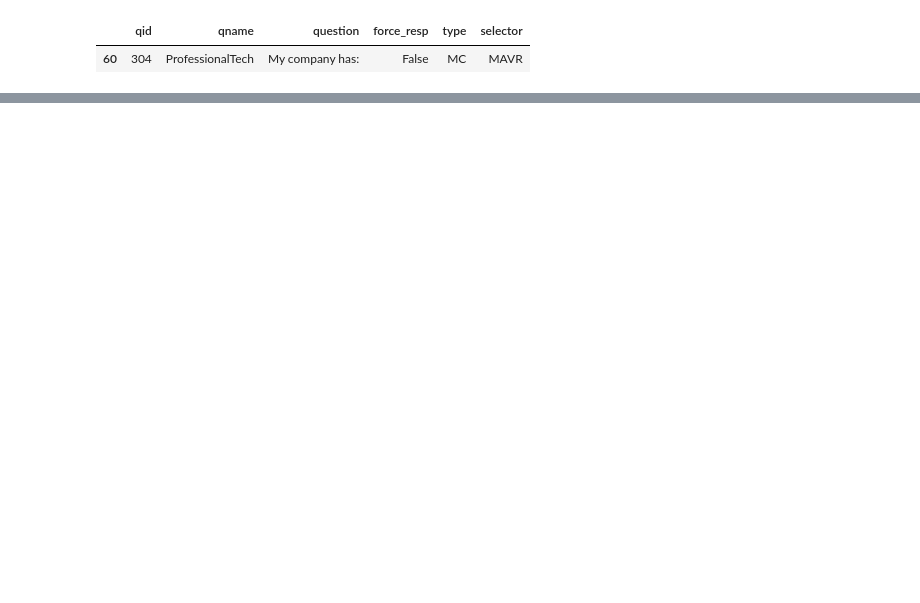
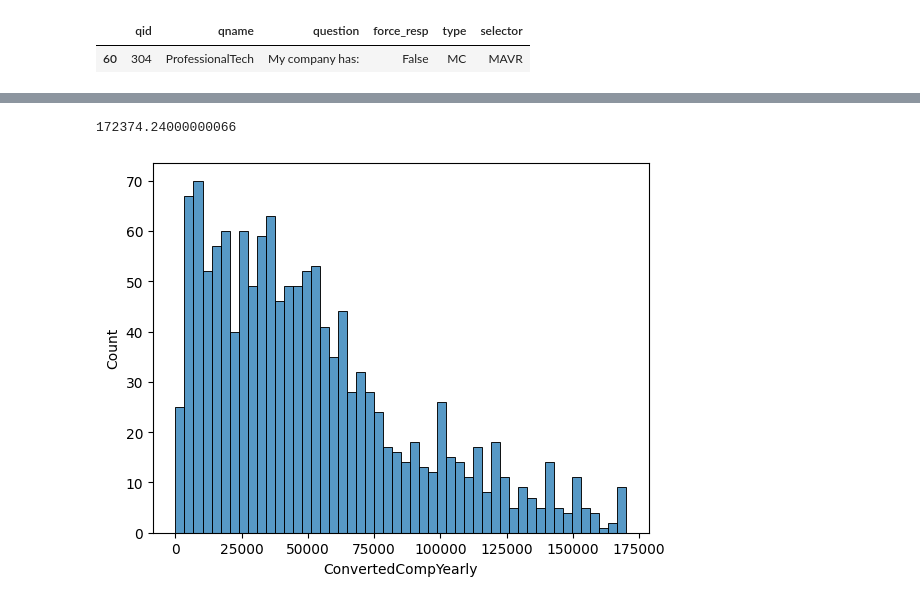
Before and after one commit to ursumarius/developer-survey-analyzing-w-pandas, a Jupyter notebook: data-wrangling/initial-explorative-data-analysis.ipynb, the cells around one changed output, grey strips where cells are left out. Saved outputs shown, nothing was run; the diff lists cells and outputs as text; code cells hidden in the pictures; blank space fills up the shorter version.

Commit message:
start formating data, checking NaNs, first visuals

```diff
--- a/data-wrangling/initial-explorative-data-analysis.ipynb
+++ b/data-wrangling/initial-explorative-data-analysis.ipynb
@@ -222,0 +218,4 @@ array([nan, 'Hobby', 'Contribute to open-source projects',
+# %%
+# convert numeric values into correct data type
+dfa1["YearsCodePro"] = pd.to_numeric(dfa1["YearsCodePro"], errors='coerce').astype('Int64')
+dfa1[["YearsCodePro"]]
@@ -357,3 +430,23 @@ dfs[dfs["qname"] == 'ProfessionalTech']
 # %% [output]
 |  | qid | qname | question | force_resp | type | selector |
 | 60 | 304 | ProfessionalTech | My company has: | False | MC | MAVR |
+# %%
+# show us the responses for people who have 2-5 years of experience and work with data in employed status.
+
+mask_years_exp = dfa1d["YearsCodePro"].between(2, 5)
+
+options_mask_employed = ["Employment_Independent contractor - freelancer - or self-employed",
+						"Employment_Employed - full-time"]
+mask_employed = dfa1d[options_mask_employed].isin([1]).any(axis=1)
+
+
+options_mask_data_roles = ["DevType_Data or business analyst",
+							"DevType_Data scientist or machine learning specialist",
+							"DevType_Engineer - data",
+							"DevType_Other (please specify):",
+							]
+mask_data_roles = dfa1d[options_mask_data_roles].isin([1]).any(axis=1)
+
+dfa1d_filter_1 = dfa1d[mask_years_exp & mask_employed & mask_data_roles]
+
+dfa1d_filter_1
@@ -359,0 +467,19 @@ dfs[dfs["qname"] == 'ProfessionalTech']
+# %%
+import seaborn as sns
+import matplotlib.pyplot as plt
+
+# show answers to the question "how much they earn"
+
+
+#ignore outliers
+percentile = dfa1d_filter_1["ConvertedCompYearly"].quantile(0.92)
+
+# mask for outliers in ConvertedCompYearly
+mask_percentile_ConvertedCompYearly = dfa1d_filter_1["ConvertedCompYearly"] < percentile
+
+#show the distribution only for those that fall within percentile
+sns.histplot(dfa1d_filter_1[mask_percentile_ConvertedCompYearly]["ConvertedCompYearly"], bins=50)
+percentile
+# %% [output]
+172374.24000000066
+[figure, added]
```
Also changed, not shown: parts of 11 cells of this notebook.
